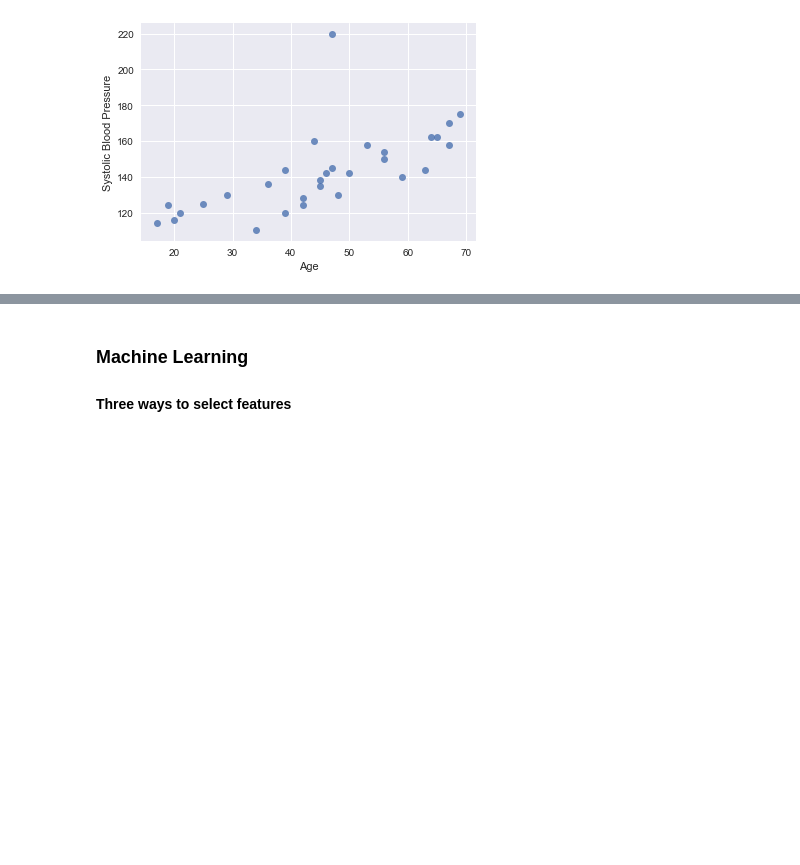
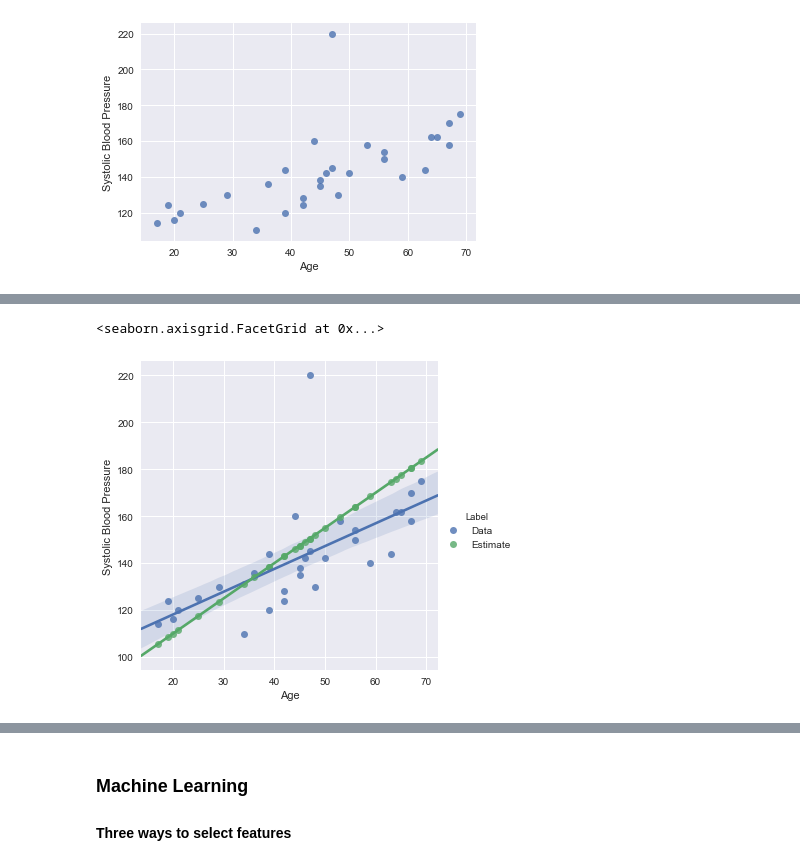
Before and after one commit to GeoffPidcock/DAT8SYD, a Jupyter notebook: homework/Homework2gpidc.ipynb, the cells around one changed output, grey strips where cells are left out. Drawn from its saved outputs; the diff is of its cells as text; code cells hidden in the pictures; blank space fills up the shorter version.

```diff
--- a/homework/Homework2gpidc.ipynb
+++ b/homework/Homework2gpidc.ipynb
@@ -88,0 +91,16 @@ Gradient = 10 blood pressure units/
+# %%
+# Estimate a line that will cross these points, and calculate estimates based on this.
+Intercept = 80
+Coefficient = 1.5 #mmHg/year
+f = lambda x: Coefficient*x + Intercept
+Y_Est = Age_BloodPressure.Age.apply(f)
+# %%
+# Concatenate the estimate to the data frame
+Age_BloodPressure['Label'] = 'Data'
+Age_BP_Est = pd.DataFrame(columns=['Age','Systolic Blood Pressure','Label'])
+Age_BP_Est['Age'] = Age_BloodPressure.Age
+Age_BP_Est['Systolic Blood Pressure'] = Age_BloodPressure.Age.apply(f)
+Age_BP_Est['Label'] = 'Estimate'
+Age_BP_Overlay = pd.concat([Age_BloodPressure,Age_BP_Est],axis=0,ignore_index=True)
+print(Age_BP_Overlay.head())
+print(Age_BP_Overlay.tail())
@@ -88,0 +120,7 @@ Gradient = 10 blood pressure units/
+# %%
+## Plot the estimate over the data
+sns.lmplot(x='Age', y="Systolic Blood Pressure", hue='Label',data=Age_BP_Overlay)
+# There are 2 estimates here - one from visual inspection, and the other from computation - see how far we were off!!!
+# %% [output]
+<seaborn.axisgrid.FacetGrid at 0x...>
+[figure, added]
```
Also changed, not shown: parts of 33 cells of this notebook, 9 other files.
